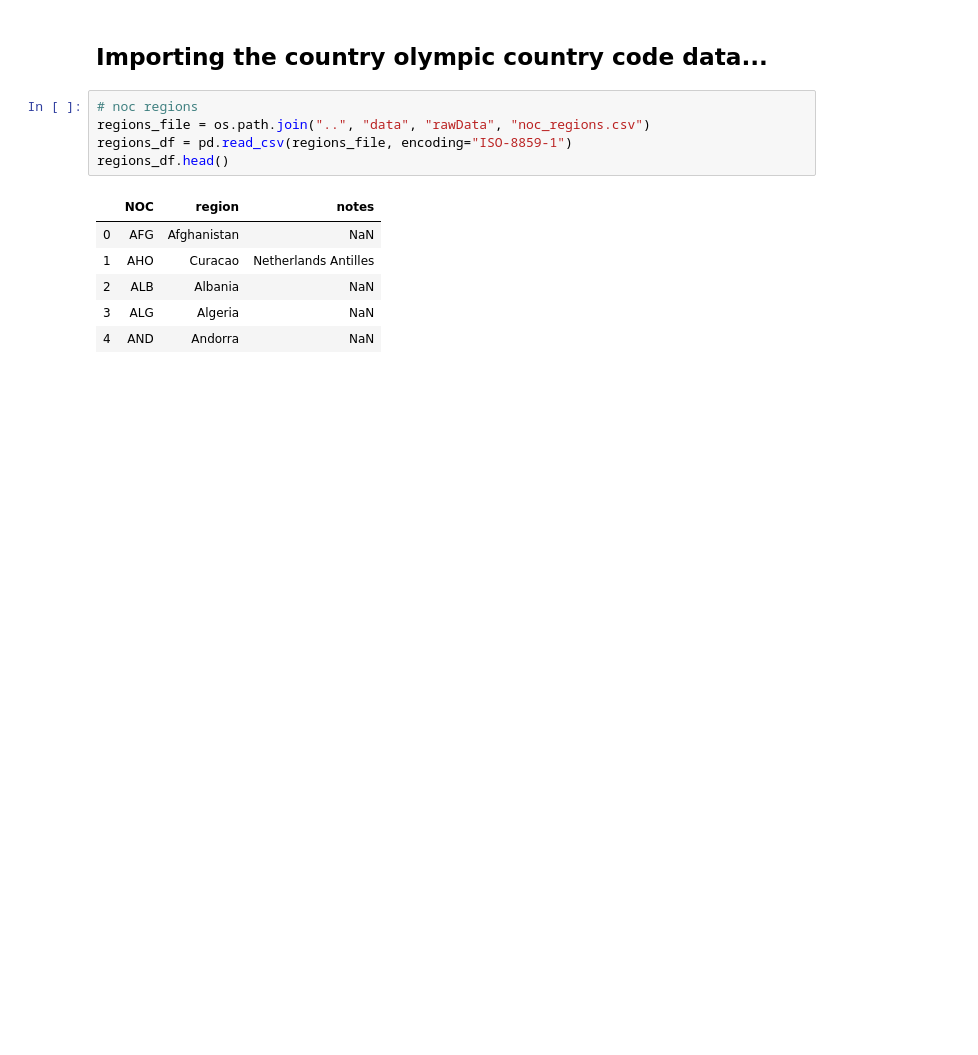
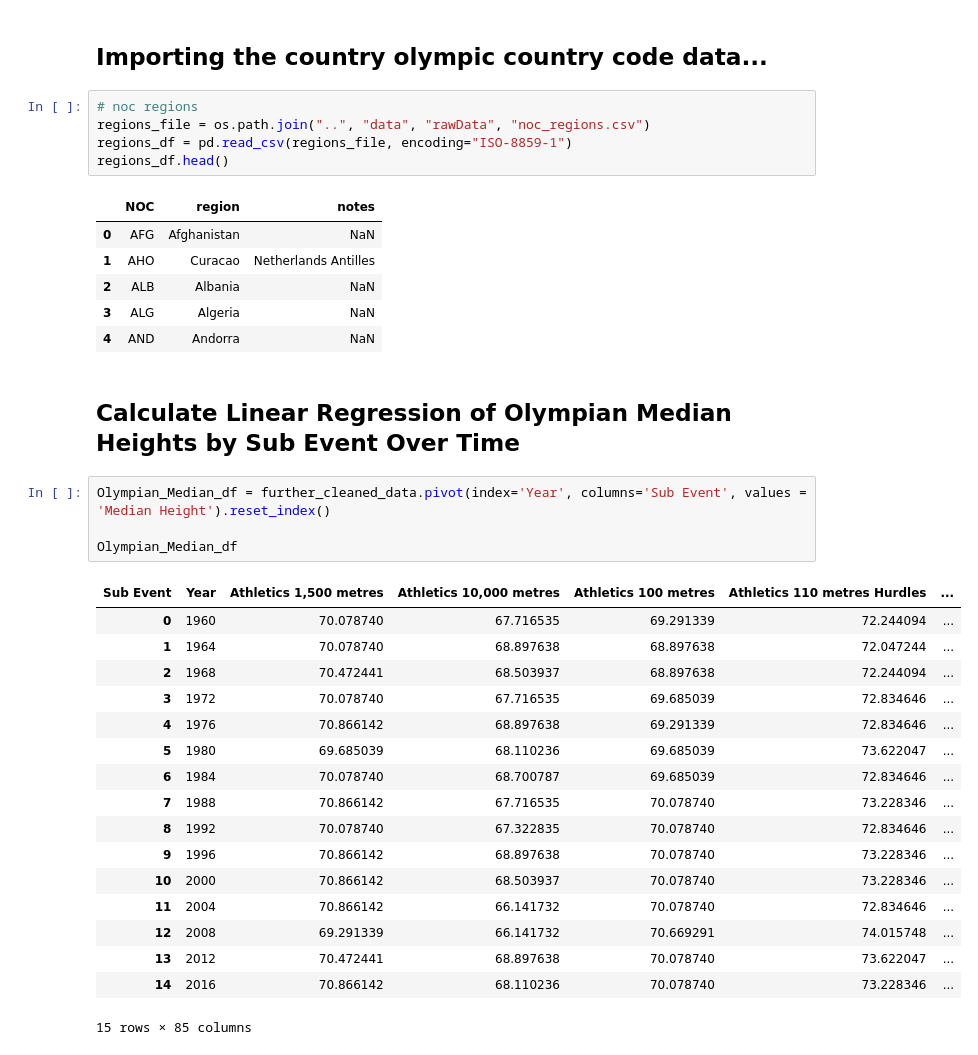
Before and after one commit to dowripple/ProjectOneRepo_JeremyKasieMichael, a Jupyter notebook: notebooks/olympicHeights.ipynb, the cells around one changed output. Saved outputs shown, nothing was run; the diff lists cells and outputs as text; blank space fills up the shorter version.

Commit message:
figured out median height regressions for Olympians git push

```diff
--- a/notebooks/olympicHeights.ipynb
+++ b/notebooks/olympicHeights.ipynb
@@ -603,3 +630,27 @@ regions_df.head()
 | 2 | ALB | Albania | NaN |
 | 3 | ALG | Algeria | NaN |
 | 4 | AND | Andorra | NaN |
+# %% [markdown]
+## Calculate Linear Regression of Olympian Median Heights by Sub Event Over Time
+# %%
+Olympian_Median_df = further_cleaned_data.pivot(index='Year', columns='Sub Event', values = 'Median Height').reset_index()
+
+Olympian_Median_df
+# %% [output]
+| Sub Event | Year | Athletics 1,500 metres | Athletics 10,000 metres | Athletics 100 metres | Athletics 110 metres Hurdles | ... |
+| 0 | 1960 | 70.078740 | 67.716535 | 69.291339 | 72.244094 | ... |
+| 1 | 1964 | 70.078740 | 68.897638 | 68.897638 | 72.047244 | ... |
+| 2 | 1968 | 70.472441 | 68.503937 | 68.897638 | 72.244094 | ... |
+| 3 | 1972 | 70.078740 | 67.716535 | 69.685039 | 72.834646 | ... |
+| 4 | 1976 | 70.866142 | 68.897638 | 69.291339 | 72.834646 | ... |
+| 5 | 1980 | 69.685039 | 68.110236 | 69.685039 | 73.622047 | ... |
+| 6 | 1984 | 70.078740 | 68.700787 | 69.685039 | 72.834646 | ... |
+| 7 | 1988 | 70.866142 | 67.716535 | 70.078740 | 73.228346 | ... |
+| 8 | 1992 | 70.078740 | 67.322835 | 70.078740 | 72.834646 | ... |
+| 9 | 1996 | 70.866142 | 68.897638 | 70.078740 | 73.228346 | ... |
+| 10 | 2000 | 70.866142 | 68.503937 | 70.078740 | 73.228346 | ... |
+| 11 | 2004 | 70.866142 | 66.141732 | 70.078740 | 72.834646 | ... |
+| 12 | 2008 | 69.291339 | 66.141732 | 70.669291 | 74.015748 | ... |
+| 13 | 2012 | 70.472441 | 68.897638 | 70.078740 | 73.622047 | ... |
+| 14 | 2016 | 70.866142 | 68.110236 | 70.078740 | 73.228346 | ... |
+15 rows × 85 columns
```
Also changed, not shown: parts of 10 cells of this notebook, 1 other file.
